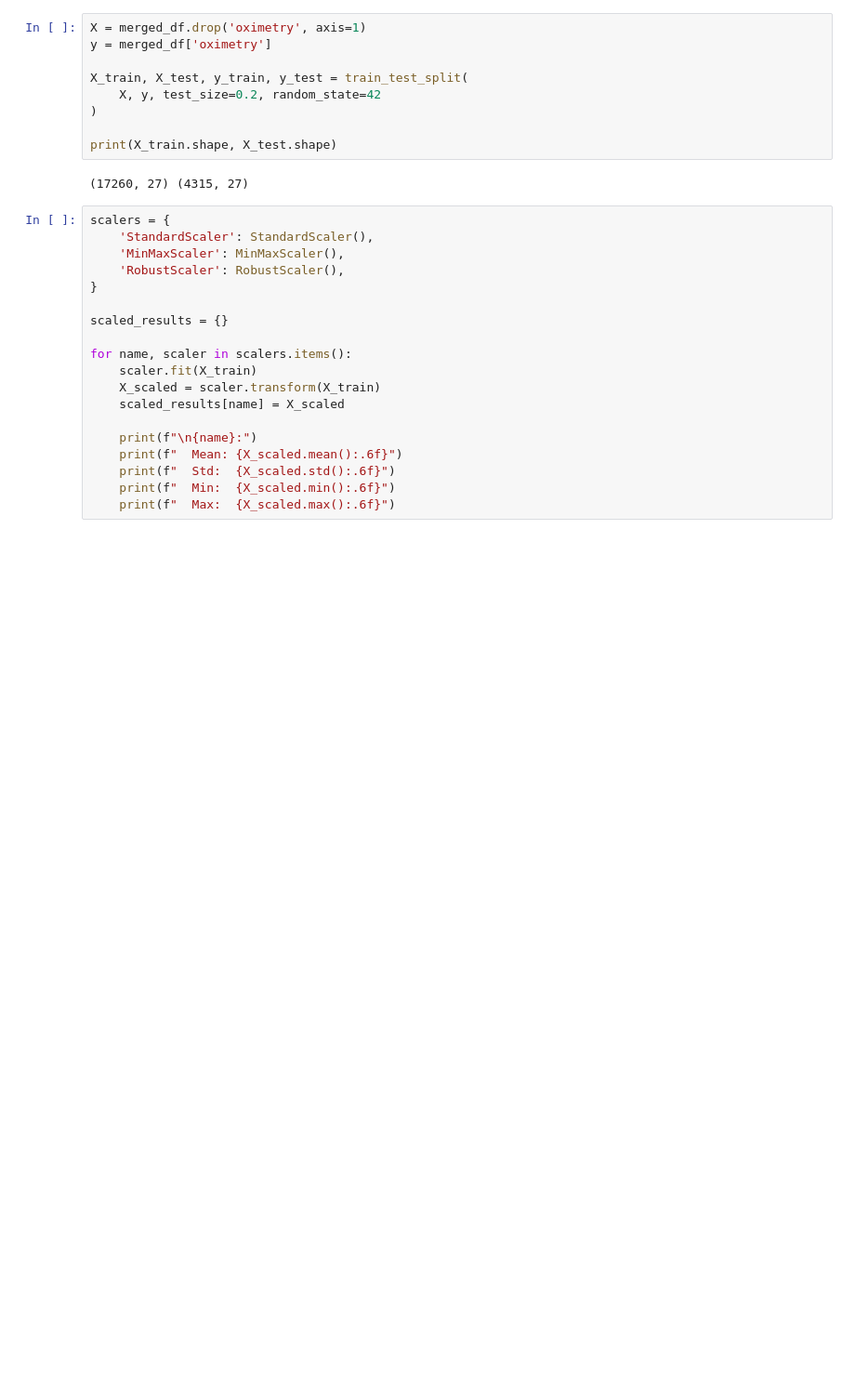
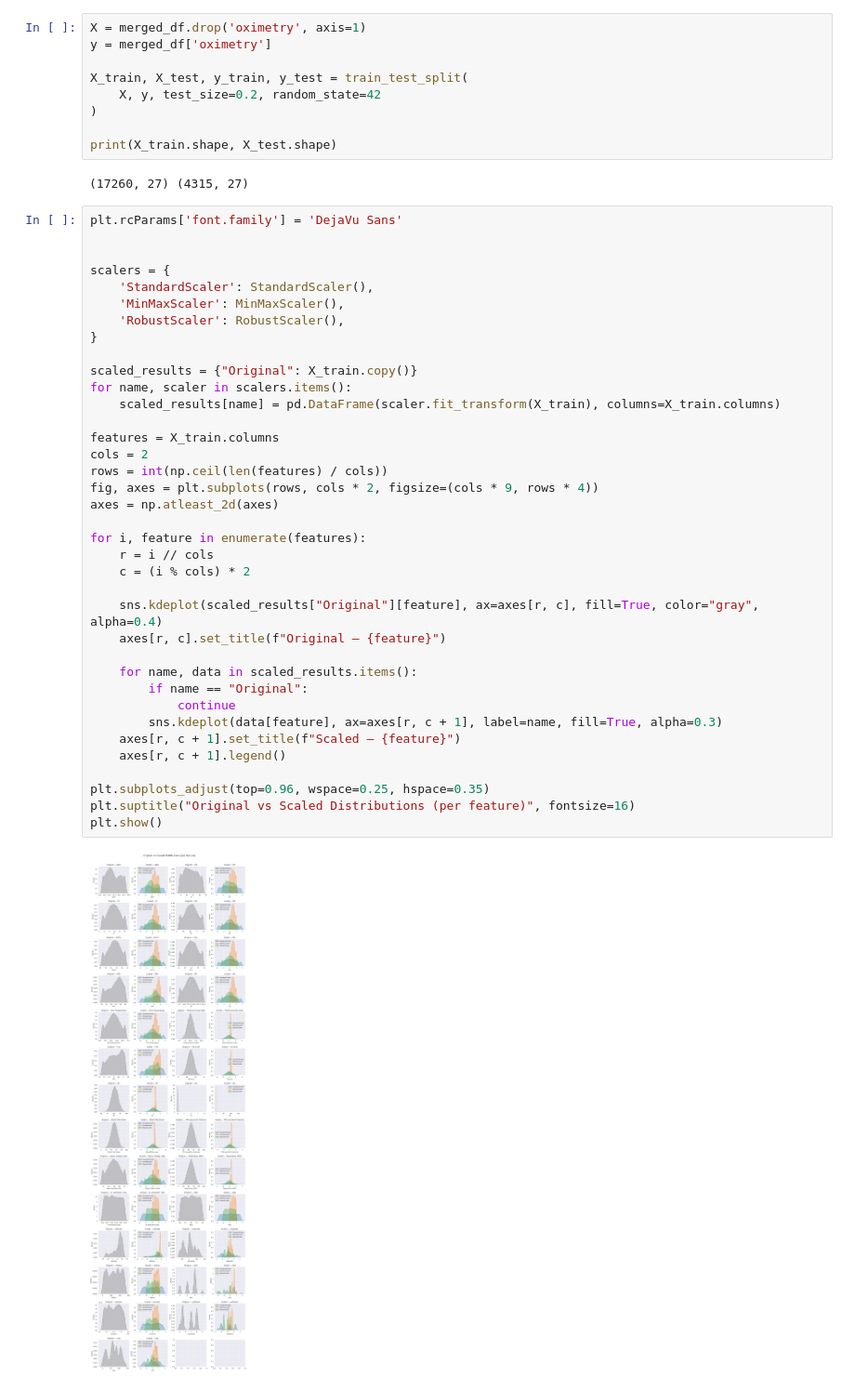
Before and after one commit to frtndmd/iau_Kosharova_Oliinyk_67, a Jupyter notebook: src/faza2.ipynb, the cells around one changed output. Shown at 93% size. Saved outputs shown, nothing was run; the diff lists cells and outputs as text; blank space fills up the shorter version.

```diff
--- a/src/faza2.ipynb
+++ b/src/faza2.ipynb
@@ -76,22 +74,42 @@ print(X_train.shape, X_test.shape)
 # %% [output]
 (17260, 27) (4315, 27)
 # %%
+plt.rcParams['font.family'] = 'DejaVu Sans'
+
+
 scalers = {
     'StandardScaler': StandardScaler(),
     'MinMaxScaler': MinMaxScaler(),
     'RobustScaler': RobustScaler(),
 }
 
-scaled_results = {}
+scaled_results = {"Original": X_train.copy()}
+for name, scaler in scalers.items():
+    scaled_results[name] = pd.DataFrame(scaler.fit_transform(X_train), columns=X_train.columns)
 
-for name, scaler in scalers.items():
-    scaler.fit(X_train)
-    X_scaled = scaler.transform(X_train)
-    scaled_results[name] = X_scaled
+features = X_train.columns
+cols = 2
+rows = int(np.ceil(len(features) / cols))
+fig, axes = plt.subplots(rows, cols * 2, figsize=(cols * 9, rows * 4))
+axes = np.atleast_2d(axes)
 
-    print(f"\n{name}:")
-    print(f"  Mean: {X_scaled.mean():.6f}")
-    print(f"  Std:  {X_scaled.std():.6f}")
-    print(f"  Min:  {X_scaled.min():.6f}")
-    print(f"  Max:  {X_scaled.max():.6f}")
+for i, feature in enumerate(features):
+    r = i // cols
+    c = (i % cols) * 2
+
+    sns.kdeplot(scaled_results["Original"][feature], ax=axes[r, c], fill=True, color="gray", alpha=0.4)
+    axes[r, c].set_title(f"Original — {feature}")
+
+    for name, data in scaled_results.items():
+        if name == "Original":
+            continue
+        sns.kdeplot(data[feature], ax=axes[r, c + 1], label=name, fill=True, alpha=0.3)
+    axes[r, c + 1].set_title(f"Scaled — {feature}")
+    axes[r, c + 1].legend()
+
+plt.subplots_adjust(top=0.96, wspace=0.25, hspace=0.35)
+plt.suptitle("Original vs Scaled Distributions (per feature)", fontsize=16)
+plt.show()
+# %% [output]
+[figure, added]
 # %%
```
Also changed, not shown: parts of 12 cells of this notebook.
